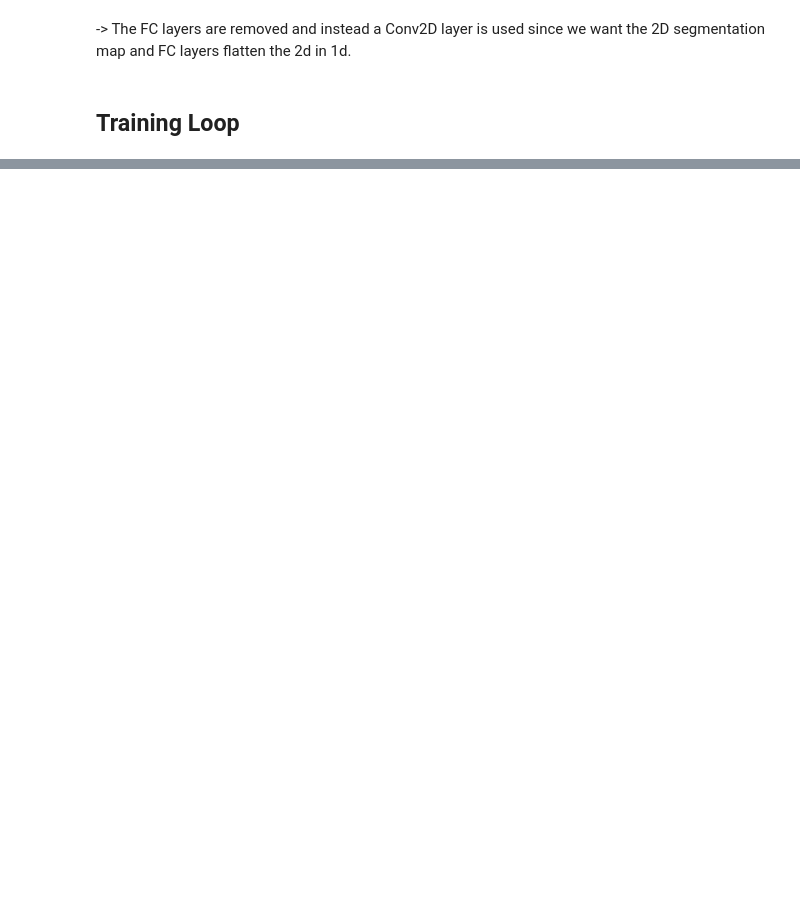
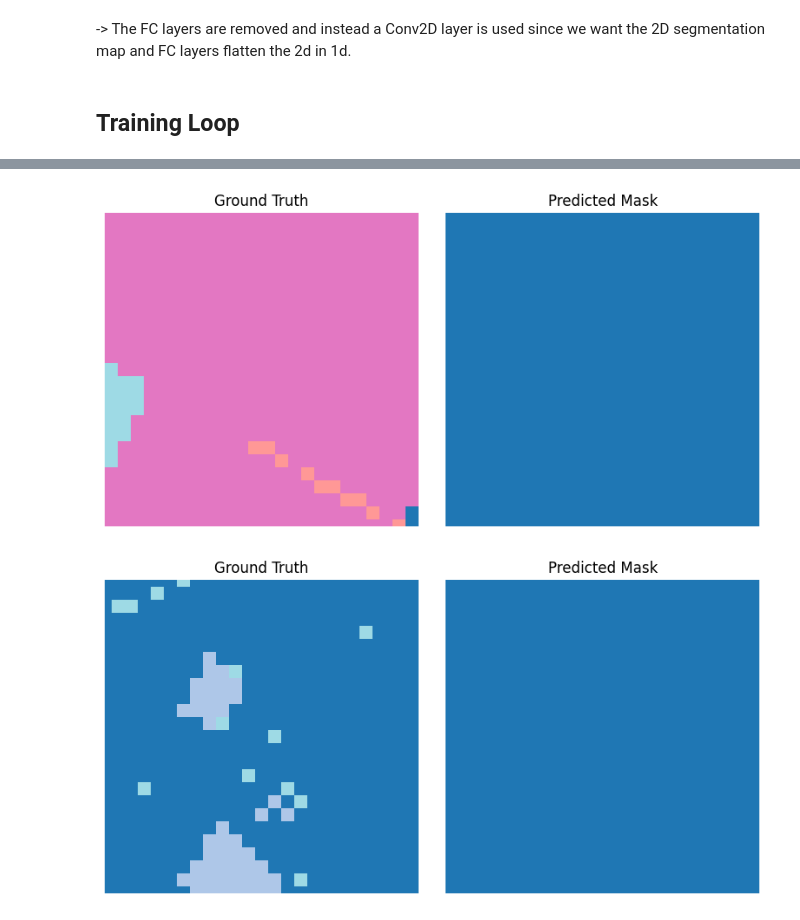
Before and after one commit to Abdul-Rehman-Tahir01/TUKL-25, a Jupyter notebook: 2D CNN Model on Sentinel-2 Image Dataset.ipynb, the cells around one changed output, grey strips where cells are left out. Saved outputs shown, nothing was run; the diff lists cells and outputs as text; code cells hidden in the pictures; blank space fills up the shorter version.

```diff
--- a/2D CNN Model on Sentinel-2 Image Dataset.ipynb
+++ b/2D CNN Model on Sentinel-2 Image Dataset.ipynb
@@ -230,0 +241,26 @@ print(lenet_5)
+# %%
+in_channels = 9 * NUM_TIMESTEPS
+
+model = torch.nn.Sequential(
+    torch.nn.Conv2d(in_channels, 64, kernel_size=5, stride=2, padding=2),  # → 64×24×24
+    torch.nn.ReLU(inplace=True),
+    torch.nn.MaxPool2d(kernel_size=2, stride=2),                           # → 64×12×12
+
+    torch.nn.Conv2d(64, 192, kernel_size=3, padding=1),                    # → 192×12×12
+    torch.nn.ReLU(inplace=True),
+    torch.nn.MaxPool2d(kernel_size=2, stride=2),                           # → 192×6×6
+
+    torch.nn.Conv2d(192, 384, kernel_size=3, padding=1),                   # → 384×6×6
+    torch.nn.ReLU(inplace=True),
+
+    torch.nn.Conv2d(384, 256, kernel_size=3, padding=1),                   # → 256×6×6
+    torch.nn.ReLU(inplace=True),
+
+    torch.nn.Conv2d(256, 256, kernel_size=3, padding=1),                   # → 256×6×6
+    torch.nn.ReLU(inplace=True),
+
+    torch.nn.Conv2d(256, NUM_CLASSES, kernel_size=1),                      # → 20×6×6
+    torch.nn.Upsample(size=(48, 48), mode='bilinear', align_corners=False) # → 20×48×48
+).to(DEVICE)
+
+print(model)
@@ -320,24 +389,27 @@ plt.show()
 # %%
 def visualize_prediction(model, dataset, idx=0):
     model.eval()
     x, y = dataset[idx]
-    x = x.unsqueeze(0).to(device)  # Add batch dim
+    x = x.unsqueeze(0).to(DEVICE)  # Add batch dim
 
     with torch.no_grad():
         pred = model(x)  # (1, 20, 48, 48)
         pred_mask = pred.argmax(dim=1).squeeze().cpu()  # (48, 48)
 
     # Plot
     fig, axs = plt.subplots(1, 2, figsize=(8, 4))
     axs[0].imshow(y, cmap='tab20')
     axs[0].set_title("Ground Truth")
     axs[1].imshow(pred_mask, cmap='tab20')
     axs[1].set_title("Predicted Mask")
     for ax in axs:
         ax.axis("off")
     plt.tight_layout()
     plt.show()
 
 # Try on train and val
-visualize_prediction(model, train_dataset, idx=0)
-visualize_prediction(model, val_dataset, idx=0)
+visualize_prediction(model, train_ds, idx=0)
+visualize_prediction(model, val_ds, idx=0)
+# %% [output]
+[figure, added]
+[figure, added]
```
Also changed, not shown: parts of 13 cells of this notebook.
